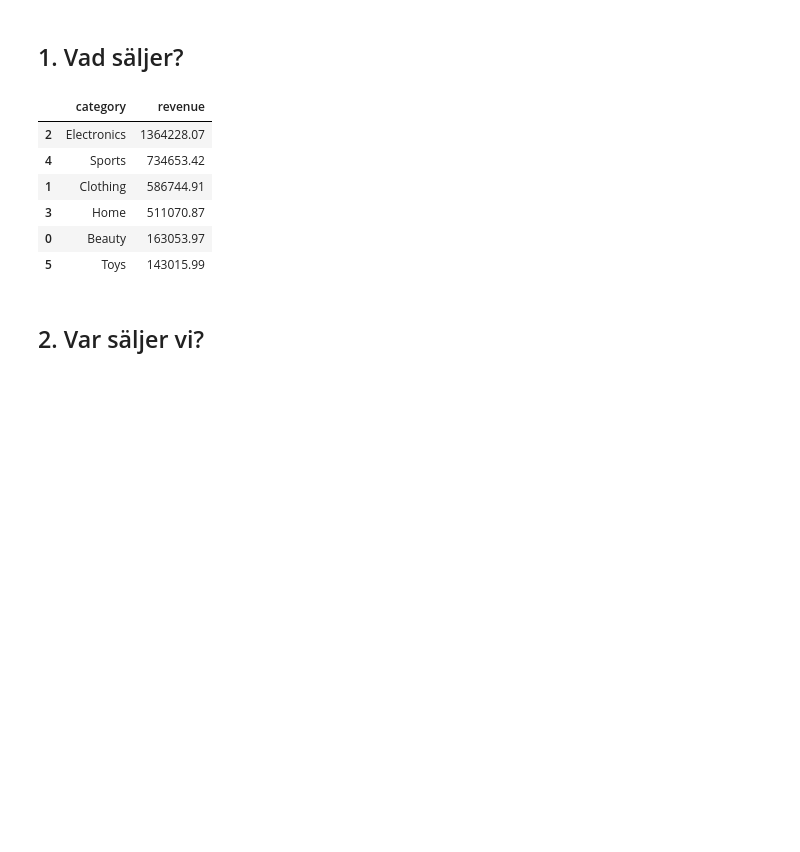
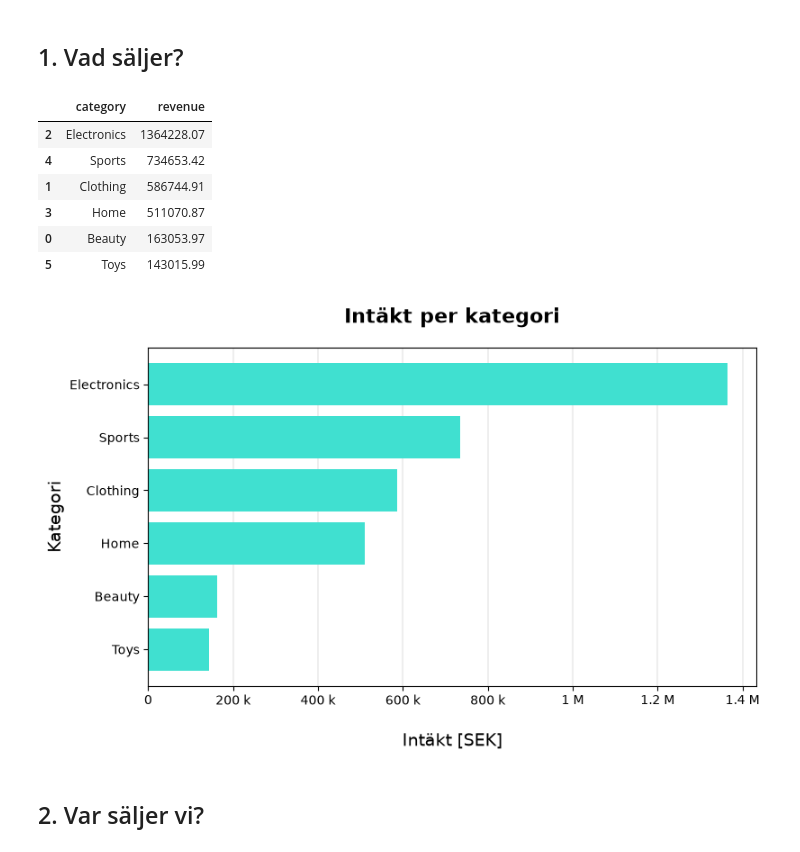
Before and after one commit to jmsedl22/grupp-2-ehandel, a Jupyter notebook: notebook/ecommerce_sales.ipynb, the cells around one changed output. Drawn from its saved outputs; the diff is of its cells as text; code cells hidden in the pictures; blank space fills up the shorter version.

```diff
--- a/notebook/ecommerce_sales.ipynb
+++ b/notebook/ecommerce_sales.ipynb
@@ -50,14 +50,16 @@ display(pd.DataFrame([summary]).rename(columns={
 # %%
 category_revenue = analyzer.revenue_by_category()
 display(category_revenue)
+analyzer.plot_revenue_category()
 # %% [output]
 |  | category | revenue |
 | 2 | Electronics | 1364228.07 |
 | 4 | Sports | 734653.42 |
 | 1 | Clothing | 586744.91 |
 | 3 | Home | 511070.87 |
 | 0 | Beauty | 163053.97 |
 | 5 | Toys | 143015.99 |
+[figure, added]
 # %% [markdown]
 ## 2. Var säljer vi?
 # %%
```
Also changed, not shown: parts of 2 cells of this notebook, 2 other files.
